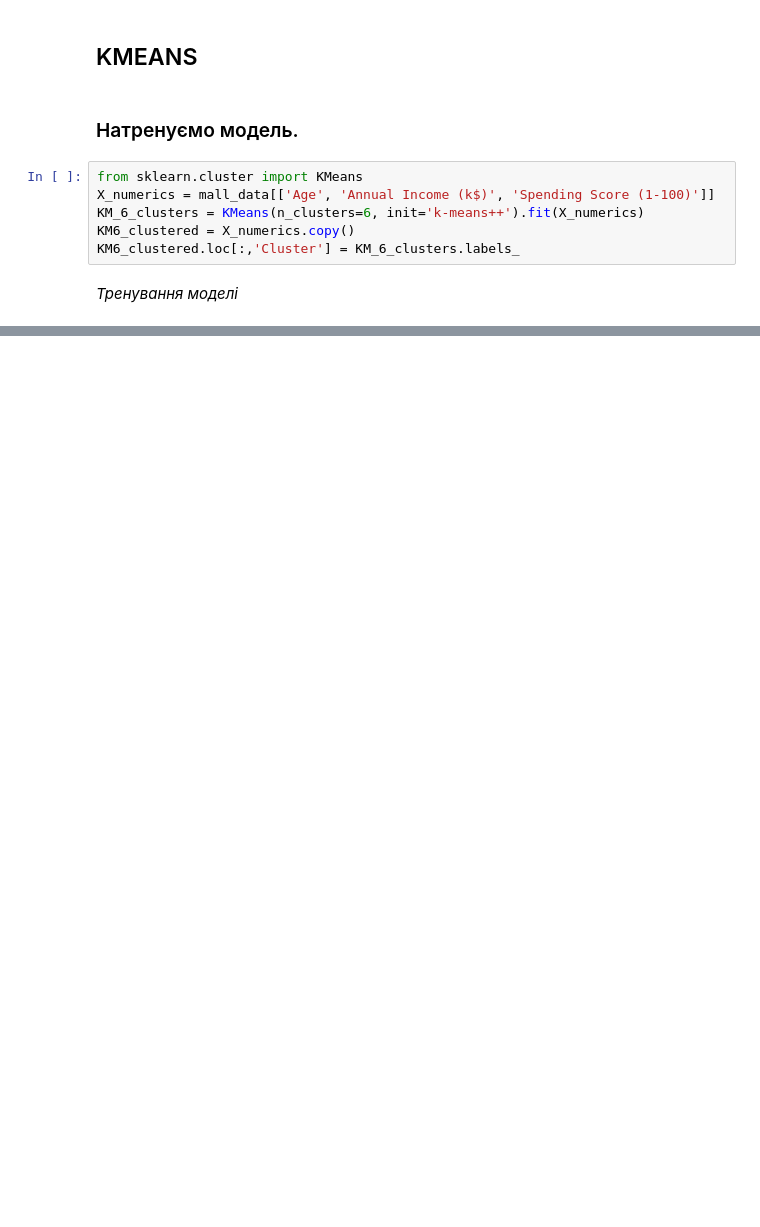
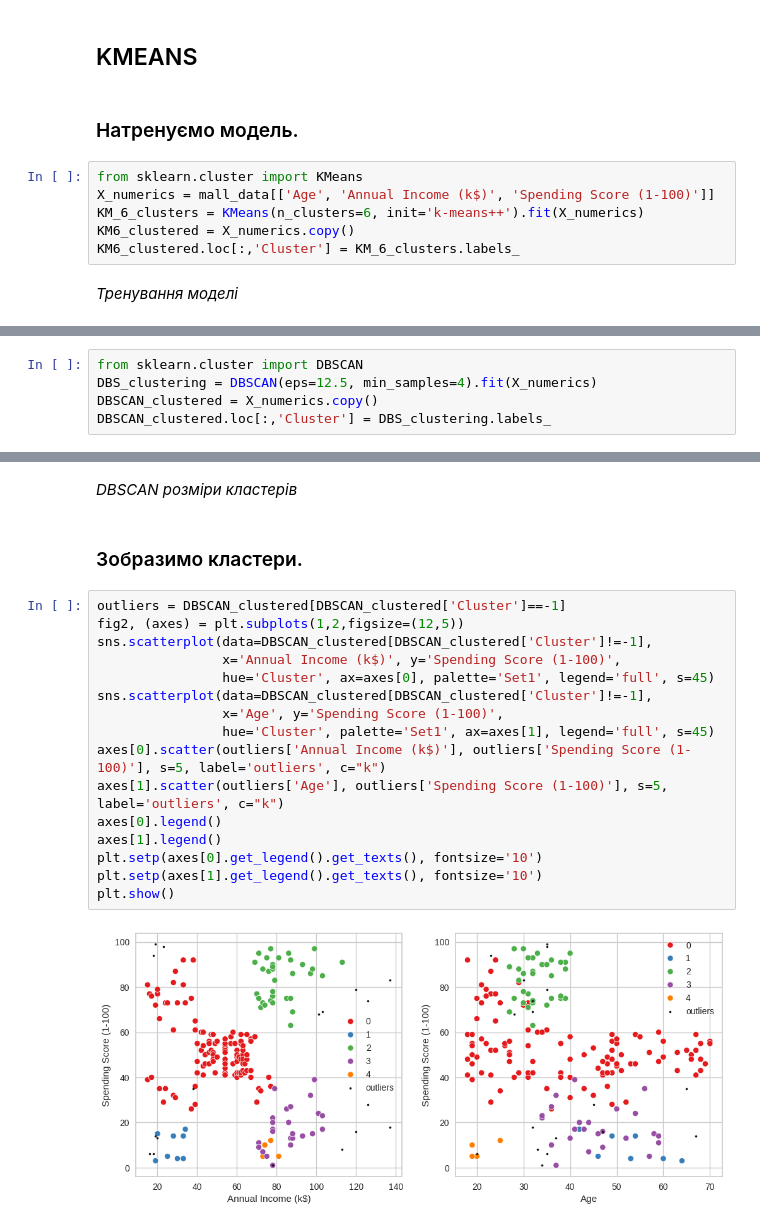
Before and after one commit to SideShowBoBGOT/PIIS, a Jupyter notebook: Lab2/lab2_4.ipynb, the cells around one changed output, grey strips where cells are left out. Saved outputs shown, nothing was run; the diff lists cells and outputs as text; blank space fills up the shorter version.

```diff
--- a/Lab2/lab2_4.ipynb
+++ b/Lab2/lab2_4.ipynb
@@ -53,0 +132,5 @@ TypeError: scatterplot() got multiple values for argument 'data'
+# %%
+from sklearn.cluster import DBSCAN
+DBS_clustering = DBSCAN(eps=12.5, min_samples=4).fit(X_numerics)
+DBSCAN_clustered = X_numerics.copy()
+DBSCAN_clustered.loc[:,'Cluster'] = DBS_clustering.labels_
@@ -53,0 +154,22 @@ TypeError: scatterplot() got multiple values for argument 'data'
+# %% [markdown]
+*DBSCAN розміри кластерів*
+# %% [markdown]
+### Зобразимо кластери.
+# %%
+outliers = DBSCAN_clustered[DBSCAN_clustered['Cluster']==-1]
+fig2, (axes) = plt.subplots(1,2,figsize=(12,5))
+sns.scatterplot(data=DBSCAN_clustered[DBSCAN_clustered['Cluster']!=-1],
+                x='Annual Income (k$)', y='Spending Score (1-100)',
+                hue='Cluster', ax=axes[0], palette='Set1', legend='full', s=45)
+sns.scatterplot(data=DBSCAN_clustered[DBSCAN_clustered['Cluster']!=-1],
+                x='Age', y='Spending Score (1-100)',
+                hue='Cluster', palette='Set1', ax=axes[1], legend='full', s=45)
+axes[0].scatter(outliers['Annual Income (k$)'], outliers['Spending Score (1-100)'], s=5, label='outliers', c="k")
+axes[1].scatter(outliers['Age'], outliers['Spending Score (1-100)'], s=5, label='outliers', c="k")
+axes[0].legend()
+axes[1].legend()
+plt.setp(axes[0].get_legend().get_texts(), fontsize='10')
+plt.setp(axes[1].get_legend().get_texts(), fontsize='10')
+plt.show()
+# %% [output]
+[figure, added]
```
Also changed, not shown: parts of 30 cells of this notebook, 5 other files.
